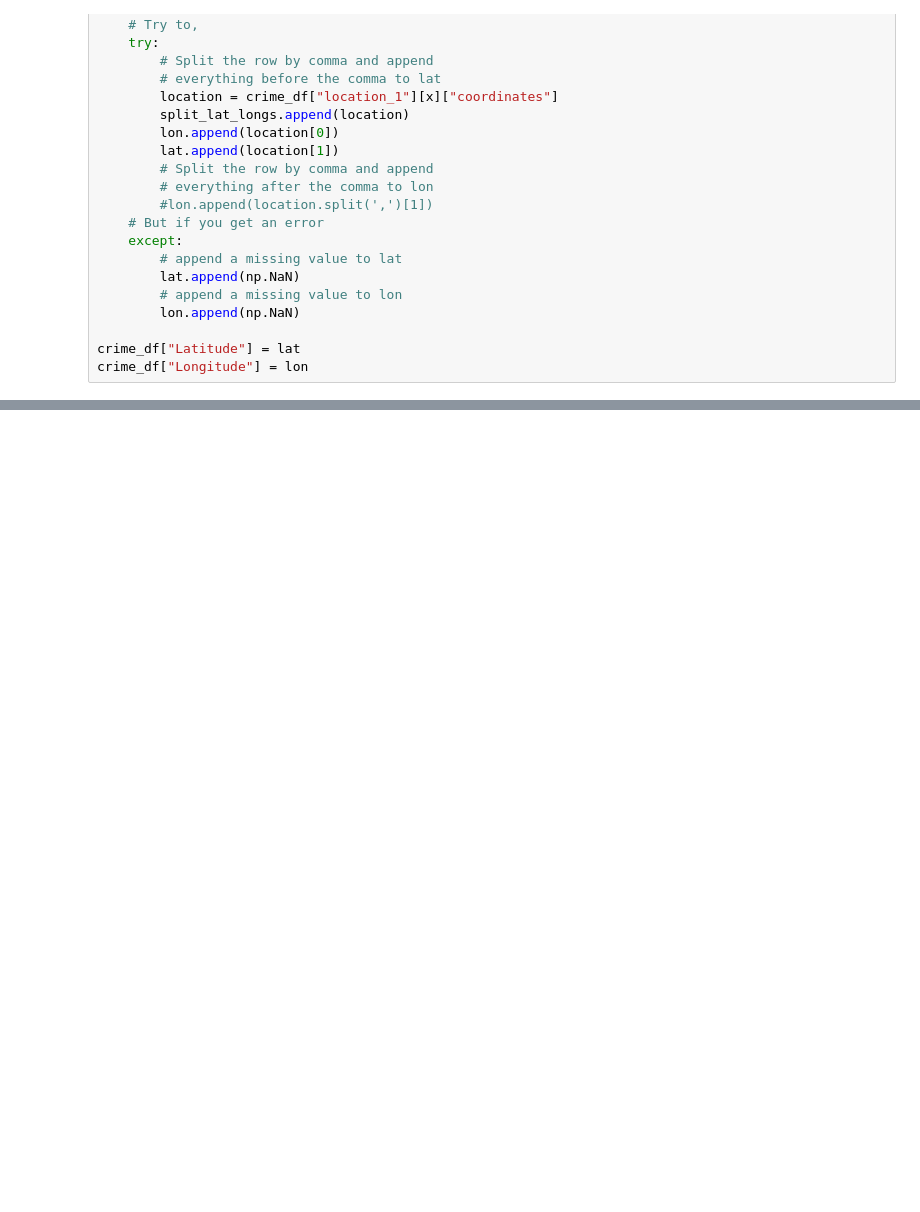
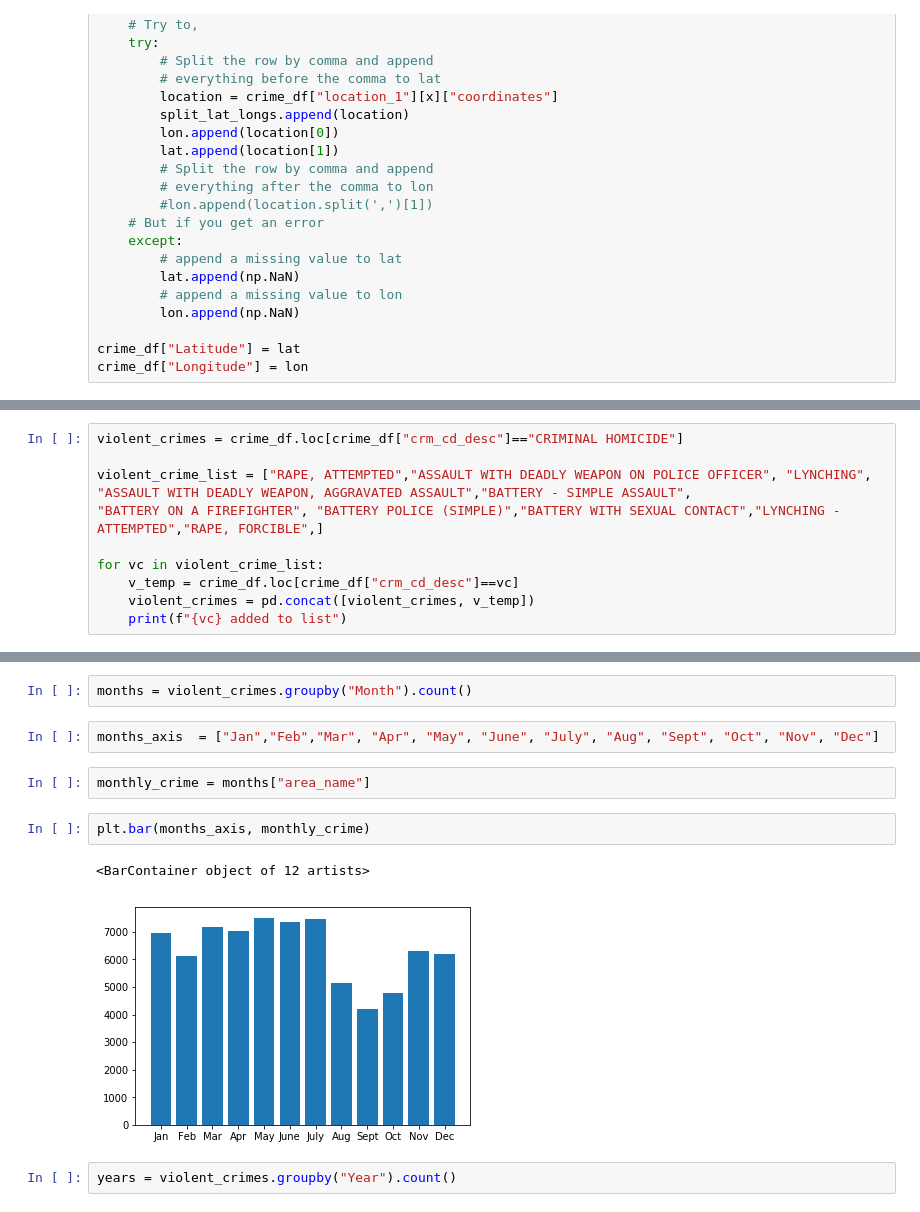
Before and after one commit to shrawantee/Project-Analysis-of-Violent-Crime-in-LA, a Jupyter notebook: LA Crime Project.ipynb, the cells around one changed output, grey strips where cells are left out. Cells and saved outputs as stored; diff of their text form; blank space fills up the shorter version.

```diff
--- a/LA Crime Project.ipynb
+++ b/LA Crime Project.ipynb
@@ -141,0 +182,10 @@ split_lat
+# %%
+violent_crimes = crime_df.loc[crime_df["crm_cd_desc"]=="CRIMINAL HOMICIDE"]
+
+violent_crime_list = ["RAPE, ATTEMPTED","ASSAULT WITH DEADLY WEAPON ON POLICE OFFICER", "LYNCHING", "ASSAULT WITH DEADLY WEAPON, AGGRAVATED ASSAULT","BATTERY - SIMPLE ASSAULT",
+"BATTERY ON A FIREFIGHTER", "BATTERY POLICE (SIMPLE)","BATTERY WITH SEXUAL CONTACT","LYNCHING - ATTEMPTED","RAPE, FORCIBLE",]
+
+for vc in violent_crime_list:
+    v_temp = crime_df.loc[crime_df["crm_cd_desc"]==vc]
+    violent_crimes = pd.concat([violent_crimes, v_temp])
+    print(f"{vc} added to list")
@@ -141,0 +223,13 @@ split_lat
+# %%
+months = violent_crimes.groupby("Month").count()
+# %%
+months_axis  = ["Jan","Feb","Mar", "Apr", "May", "June", "July", "Aug", "Sept", "Oct", "Nov", "Dec"]
+# %%
+monthly_crime = months["area_name"]
+# %%
+plt.bar(months_axis, monthly_crime)
+# %% [output]
+<BarContainer object of 12 artists>
+[figure, added]
+# %%
+years = violent_crimes.groupby("Year").count()
```
Also changed, not shown: parts of 24 cells of this notebook.
